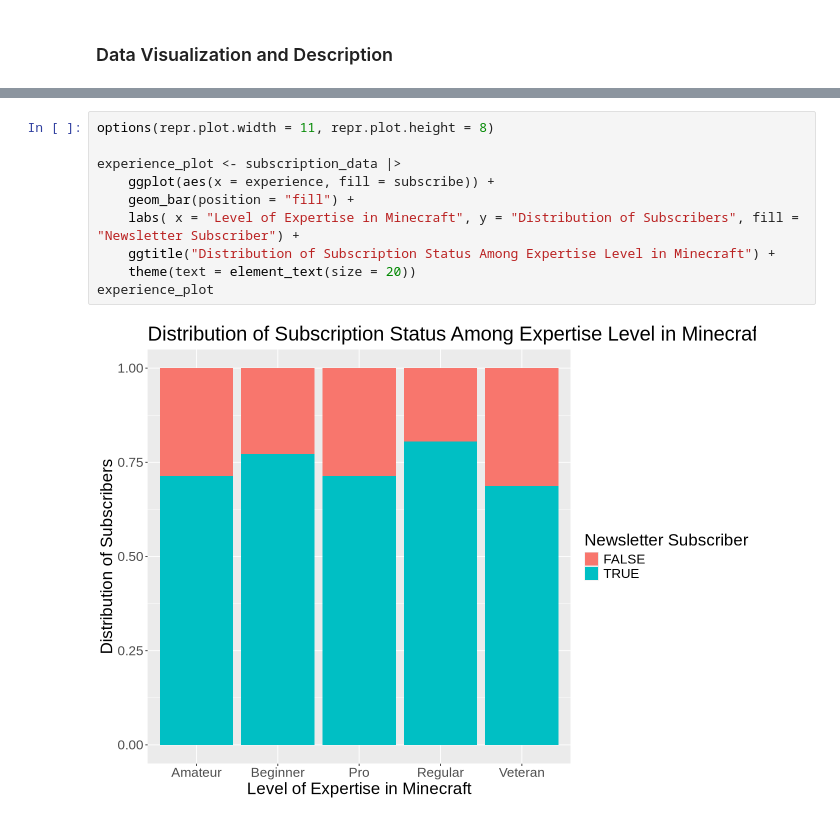
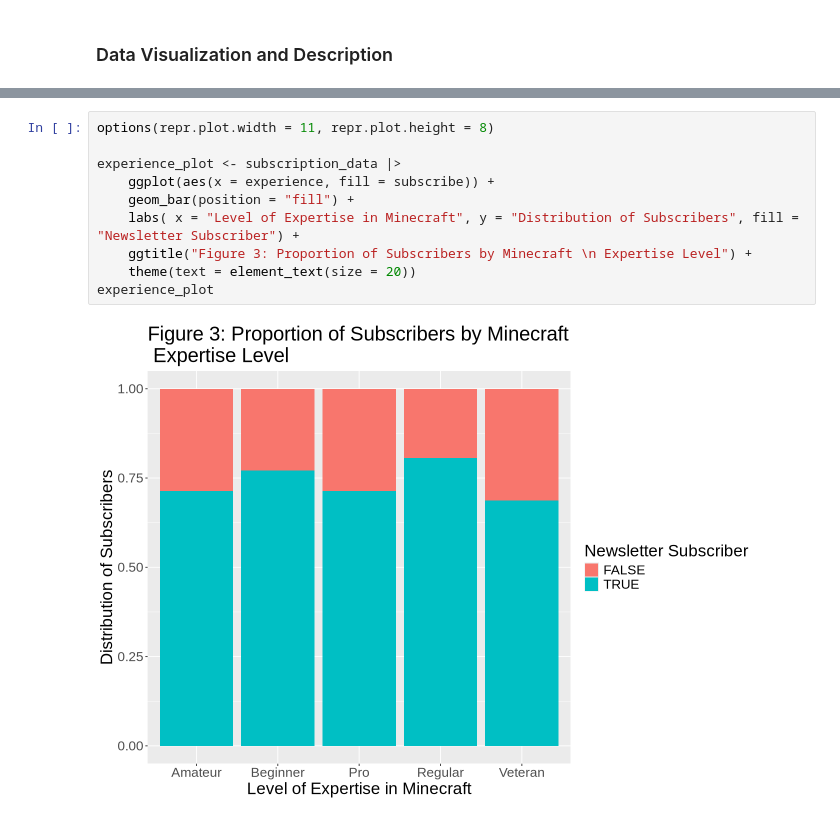
Before and after one commit to vckytn22/DSCI-100-004-27-Individual-Planning-Stage-Vicky-Tan, a Jupyter notebook: individual_planning_stage_97847115.ipynb, the cells around one changed output, grey strips where cells are left out. Cells and saved outputs as stored; diff of their text form.

```diff
--- a/individual_planning_stage_97847115.ipynb
+++ b/individual_planning_stage_97847115.ipynb
@@ -319,12 +323,12 @@ Warning message:
 # %%
 options(repr.plot.width = 11, repr.plot.height = 8)
 
 experience_plot <- subscription_data |>
     ggplot(aes(x = experience, fill = subscribe)) +
     geom_bar(position = "fill") +
     labs( x = "Level of Expertise in Minecraft", y = "Distribution of Subscribers", fill = "Newsletter Subscriber") +
-    ggtitle("Distribution of Subscription Status Among Expertise Level in Minecraft") +
+    ggtitle("Figure 3: Proportion of Subscribers by Minecraft \n Expertise Level") +
     theme(text = element_text(size = 20))
 experience_plot
 # %% [output]
-[figure, old version]
+[figure, new version]
```
Also changed, not shown: parts of 5 cells of this notebook.
